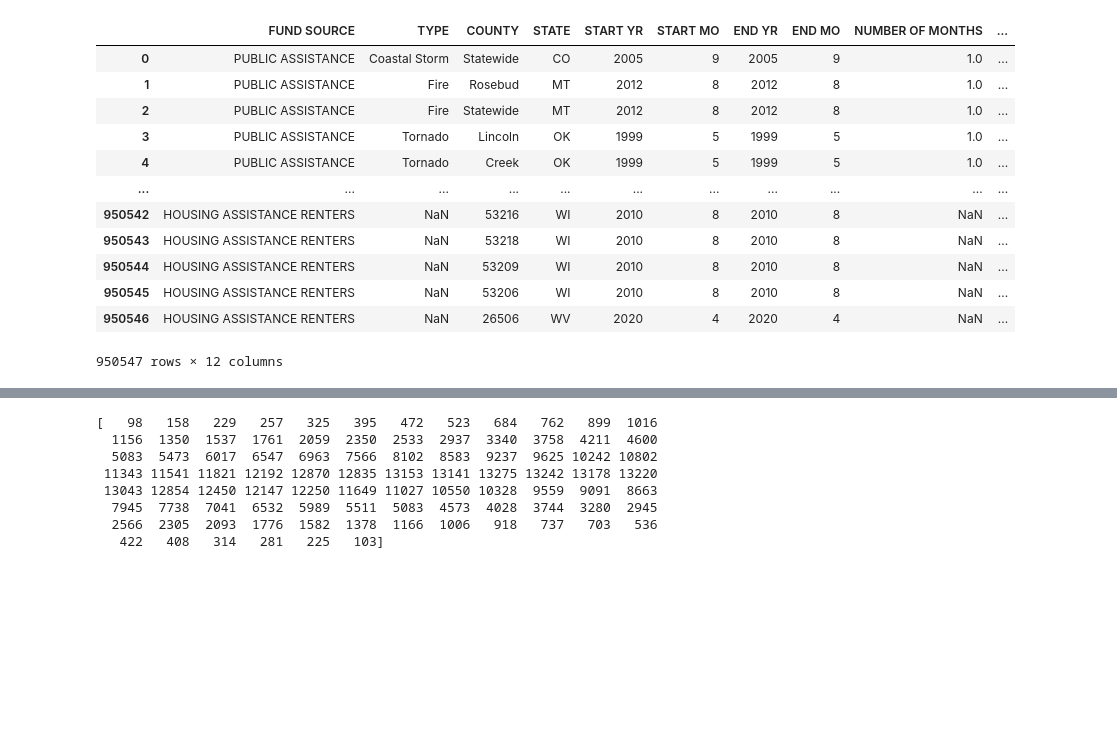
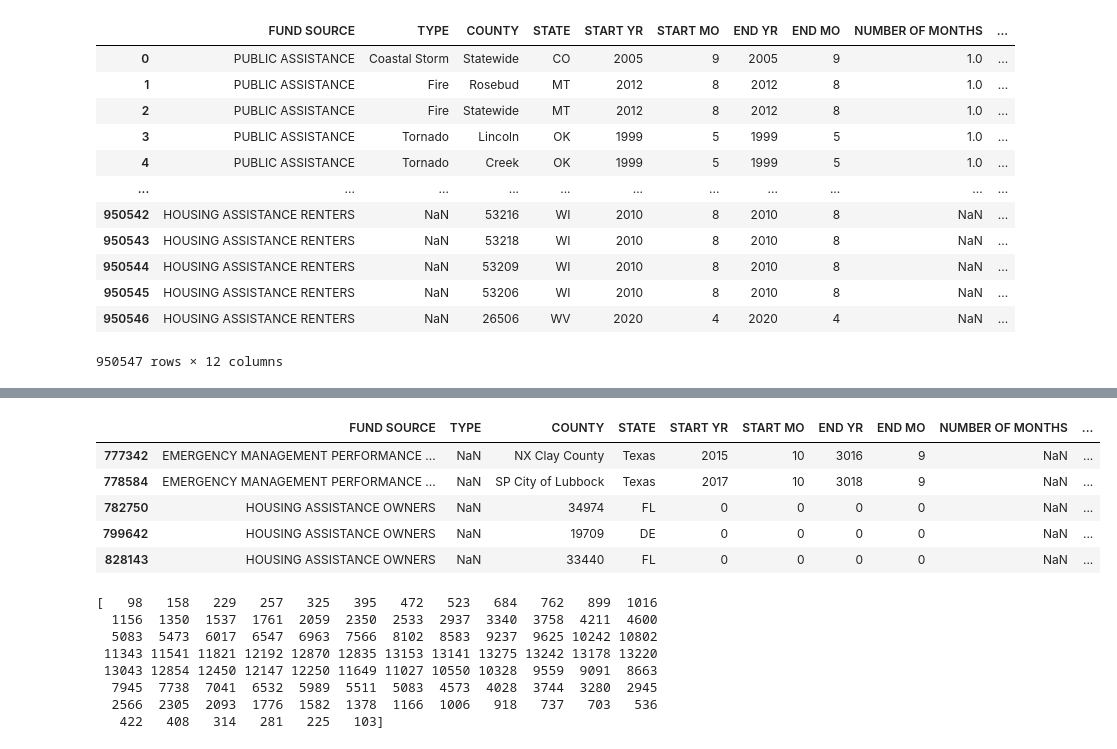
Before and after one commit to hmobley/environment, a Jupyter notebook: fema.ipynb, the cells around one changed output, grey strips where cells are left out. Drawn from its saved outputs; the diff is of its cells as text; code cells hidden in the pictures; blank space fills up the shorter version.

```diff
--- a/fema.ipynb
+++ b/fema.ipynb
@@ -1693,0 +169,10 @@ display(dffema)
+# %%
+dferr = dffema[pd.to_datetime(dffema["END MO"].astype(str) + " " + dffema["END YR"].astype(str), errors="coerce").isna()]
+display(dferr)
+# %% [output]
+|  | FUND SOURCE | TYPE | COUNTY | STATE | START YR | START MO | END YR | END MO | NUMBER OF MONTHS | ... |
+| 777342 | EMERGENCY MANAGEMENT PERFORMANCE ... | NaN | NX Clay County | Texas | 2015 | 10 | 3016 | 9 | NaN | ... |
+| 778584 | EMERGENCY MANAGEMENT PERFORMANCE ... | NaN | SP City of Lubbock | Texas | 2017 | 10 | 3018 | 9 | NaN | ... |
+| 782750 | HOUSING ASSISTANCE OWNERS | NaN | 34974 | FL | 0 | 0 | 0 | 0 | NaN | ... |
+| 799642 | HOUSING ASSISTANCE OWNERS | NaN | 19709 | DE | 0 | 0 | 0 | 0 | NaN | ... |
+| 828143 | HOUSING ASSISTANCE OWNERS | NaN | 33440 | FL | 0 | 0 | 0 | 0 | NaN | ... |
```
Also changed, not shown: parts of 122 cells of this notebook.
